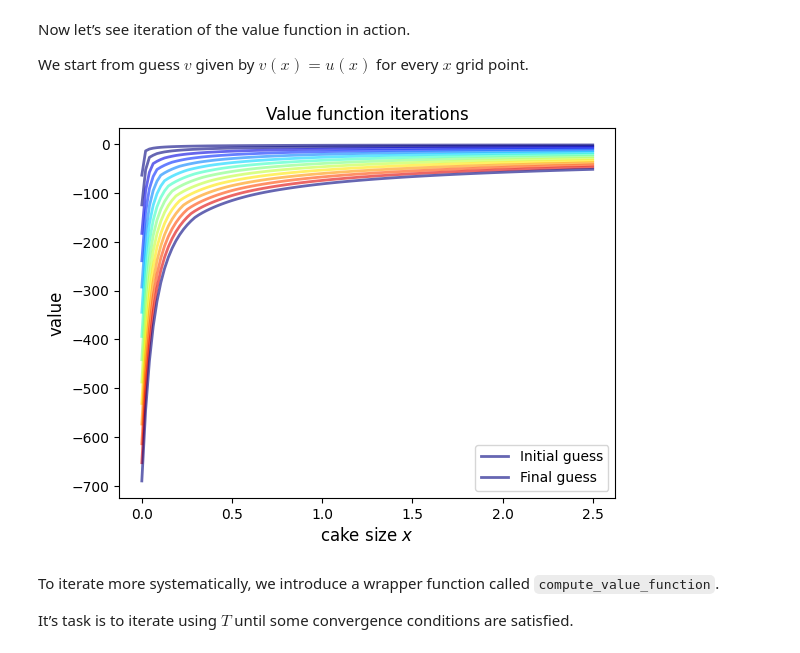
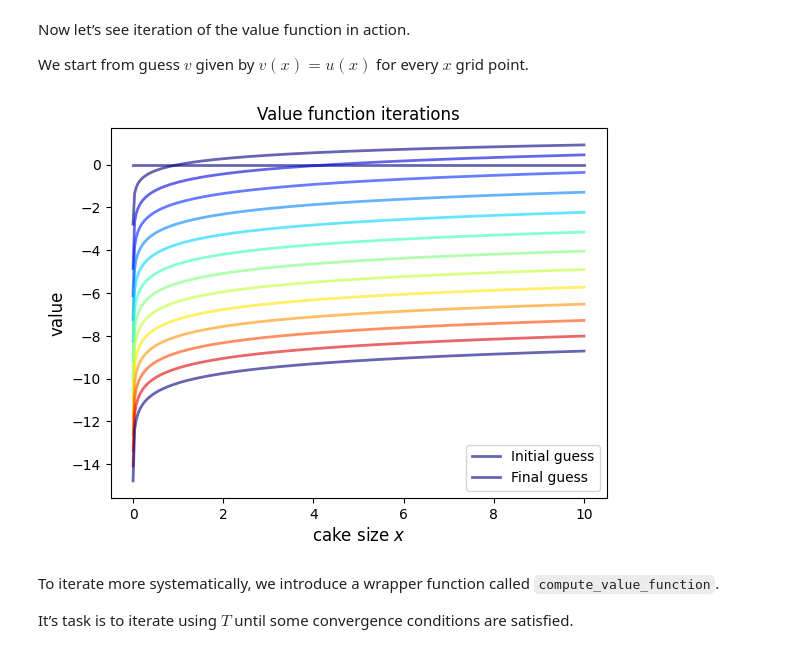
Before and after one commit to aledinola/Python_vs_Matlab, a Jupyter notebook: cake_eating_numerical_ale.ipynb, the cells around one changed output. Drawn from its saved outputs; the diff is of its cells as text; code cells hidden in the pictures.

```diff
--- a/cake_eating_numerical_ale.ipynb
+++ b/cake_eating_numerical_ale.ipynb
@@ -175,7 +179,7 @@ def f_util(c):
     util = np.log(c)
     return util
 
-def f_prod(k,α)
+def f_prod(k,α):
     y = k**α
     return y
 # %% [markdown]
@@ -193,21 +197,21 @@ $$
 
 Now we implement the function $ RHS $.
 # %%
-def B(
-        k: float,               # current capital
-        kprime: float,          # future capital
-        v: np.ndarray,          # current guess of the value function
-        model: Model            # instance of model
+def RHS(
+        kprime: float,  # future capital
+        k: float,       # current capital
+        v: np.ndarray,  # current guess of the value function
+        model: Model    # instance of model
     ):
     """
     Right hand side of the Bellman equation given k'.
 
     """
     # Unpack (simplify names)
-    β, k_grid = model
+    β, alpha, k_grid = model
 
     # Consumption
-    c = f_prod(k)-kprime
+    c = f_prod(k,alpha)-kprime
 
     # Return RHS(k'). Note that in general kprime is not a point of k_grid
     # hence we have to interpolate. We use linear interpolation for simplicity.
@@ -230,10 +234,11 @@ def T(
     v_new = np.empty_like(v)
 
     # Calculate Tv(x) for all x
-    for i, k_today in enumerate(model.k_grid):
+    for i, k in enumerate(model.k_grid):
         # Maximize RHS of Bellman equation with respect to k' over [0, f(k)]
-        y_today = f_prod(k_today, model.α)
-        _, v_new[i] = maximize(lambda kprime: RHS(kprime, k_today, v, model), y_today)
+        lower_bound = model.k_grid[0]
+        upper_bound = f_prod(k, model.α) - 1e-10
+        _, v_new[i] = maximize(lambda kprime: RHS(kprime, k, v, model), lower_bound,upper_bound)
 
     return v_new
 # %% [markdown]
@@ -241,7 +246,7 @@ After defining the Bellman operator, we are ready to solve the model.
 
 Let’s start by creating a model using the default parameterization.
 # %%
-model = create_cake_eating_model()
+model = create_growth_model()
 β, alpha, k_grid = model
 # %% [markdown]
 Now let’s see iteration of the value function in action.
@@ -249,31 +254,33 @@ Now let’s see iteration of the value function in action.
 We start from guess $ v $ given by $ v(x) = u(x) $ for every
 $ x $ grid point.
 # %%
-v = f_util(k_grid)  # Initial guess
-n = 12                  # Number of iterations
+from numpy._core.fromnumeric import size
+
+v = np.zeros(len(k_grid))  # Initial guess
+n = 12                     # Number of iterations
 fig, ax = plt.subplots()
 
 # Initial plot
 ax.plot(k_grid, v, color=plt.cm.jet(0),
         lw=2, alpha=0.6, label='Initial guess')
 
 # Iterate
 for i in range(n):
     v = T(v, model)  # Apply the Bellman operator
     ax.plot(k_grid, v, color=plt.cm.jet(i / n), lw=2, alpha=0.6)
 
 # One last update and plot
 v = T(v, model)
 ax.plot(k_grid, v, color=plt.cm.jet(0),
         lw=2, alpha=0.6, label='Final guess')
 
 ax.legend()
 ax.set_ylabel('value', fontsize=12)
 ax.set_xlabel('cake size $x$', fontsize=12)
 ax.set_title('Value function iterations')
 plt.show()
 # %% [output]
-[figure, old version]
+[figure, new version]
 # %% [markdown]
 To iterate more systematically, we introduce a wrapper function called
 `compute_value_function`.
```
Also changed, not shown: parts of 11 cells of this notebook.
